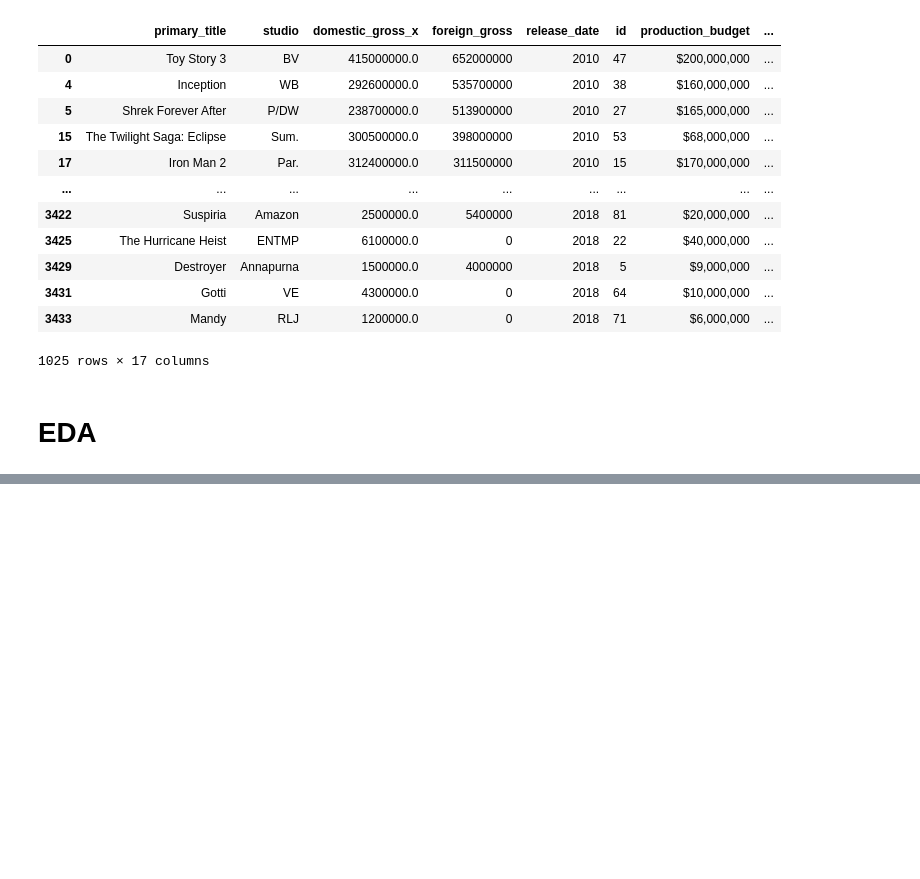
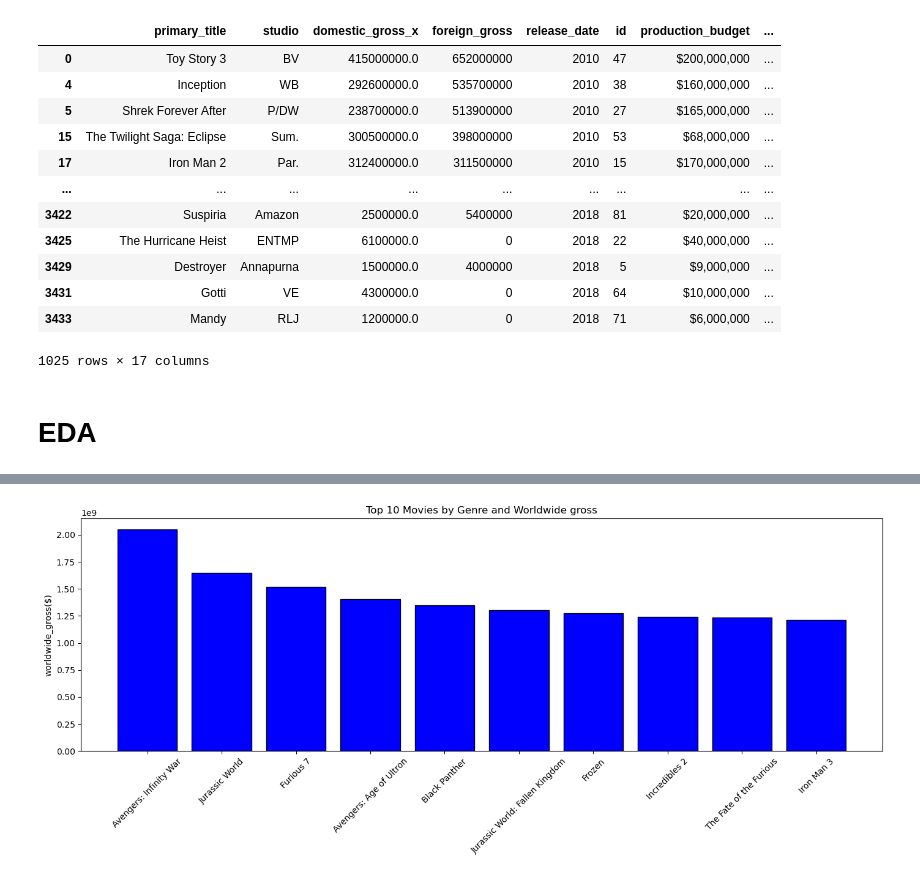
Before and after one commit to Luccy-svg/New_Movie_Studio_Project, a Jupyter notebook: student.ipynb, the cells around one changed output, grey strips where cells are left out. Drawn from its saved outputs; the diff is of its cells as text; code cells hidden in the pictures; blank space fills up the shorter version.

```diff
--- a/student.ipynb
+++ b/student.ipynb
@@ -782,0 +810,11 @@ final
+# %%
+# Creating a copy of the columns to use
+final_subset = final[['primary_title', 'genres','worldwide_gross']].copy()
+# clean the currency in the worldwide_gross by removing $ and  ''.
+final_subset['worldwide_gross'] = final_subset['worldwide_gross'].replace(r'[\$,]', '', regex=True)
+#convert to numeric
+final_subset['worldwide_gross'] = pd.to_numeric(final_subset['worldwide_gross'],errors= 'coerce')
+# Group and sort values using worldwide_gross
+Top_movies =final_subset.groupby(['primary_title', 'genres'])['worldwide_gross'].sum().reset_index()
+Top_movies= Top_movies.sort_values(by= 'worldwide_gross', ascending= False)
+Top_movies.head(10)
@@ -782,0 +833,17 @@ final
+# %%
+Top_movies= Top_movies.head(10)
+
+bar = np.arange(len(Top_movies))
+width= 0.3
+gross= Top_movies['worldwide_gross']
+title= Top_movies['primary_title']
+plt.figure(figsize=(14,6))
+plt.bar(bar, gross, color='blue', edgecolor='black')
+
+plt.title('Top 10 Movies by Genre and Worldwide gross')
+plt.ylabel('worldwide_gross($)')
+plt.xticks(bar,labels= title, rotation=45,)
+plt.tight_layout()
+plt.show()
+# %% [output]
+[figure, added]
```
Also changed, not shown: parts of 11 cells of this notebook.
